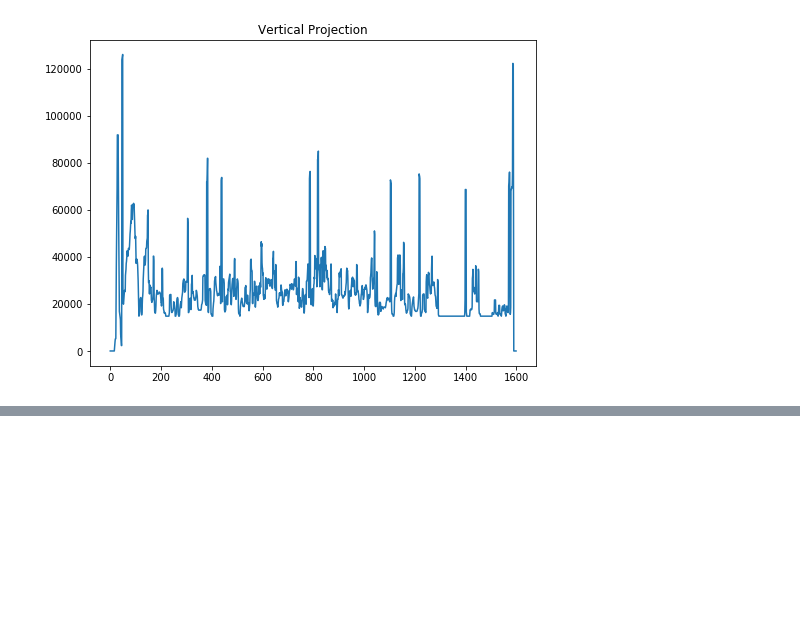
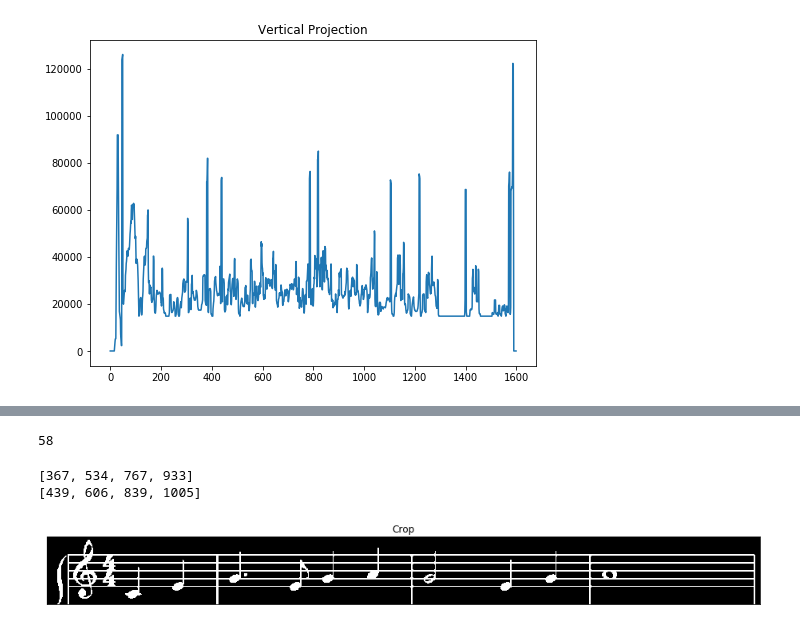
Before and after one commit to tronak19/CV-Project, a Jupyter notebook: Main.ipynb, the cells around one changed output, grey strips where cells are left out. Cells and saved outputs as stored; diff of their text form; code cells hidden in the pictures; blank space fills up the shorter version.

```diff
--- a/Main.ipynb
+++ b/Main.ipynb
@@ -58,0 +71,37 @@ plt.show()
+# %%
+staff_lines = []
+for i in range(len(row_sum)):
+    if row_sum[i]>0:
+        staff_lines.append(i)
+len(staff_lines)
+# %% [output]
+58
+# %%
+grand_stave_start = []
+grand_stave_end = []
+
+grand_stave_start.append(staff_lines[0])
+for i in range(len(staff_lines)-1):
+    if staff_lines[i+1]-staff_lines[i]>20:
+        grand_stave_end.append(staff_lines[i])
+        grand_stave_start.append(staff_lines[i+1])
+grand_stave_end.append(staff_lines[i+1])
+
+print(grand_stave_start)
+print(grand_stave_end)
+# %% [output]
+[367, 534, 767, 933]
+[439, 606, 839, 1005]
+# %%
+crop = img_bw[grand_stave_start[0]-40:grand_stave_end[0]+40]
+grand_staves = []
+for i in range(len(grand_stave_start)):
+    grand_staves.append(img_bw[grand_stave_start[i]-40:grand_stave_end[i]+40])
+# %%
+plt.figure(figsize=(16,16))
+plt.imshow(crop, cmap = 'gray')
+plt.xticks([]), plt.yticks([])
+plt.title('Crop')
+plt.show()
+# %% [output]
+[figure, added]
```
Also changed, not shown: parts of 5 cells of this notebook.
